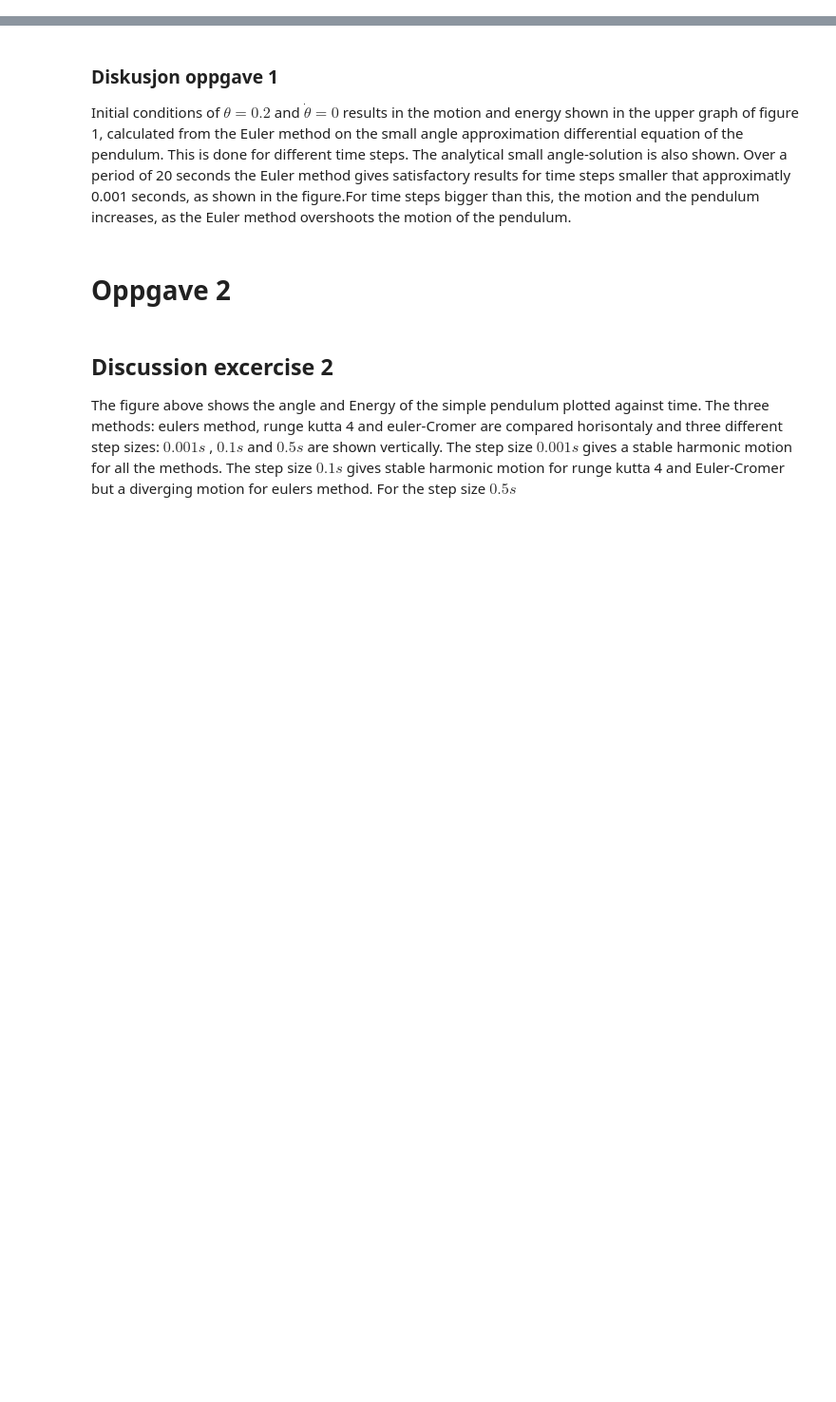
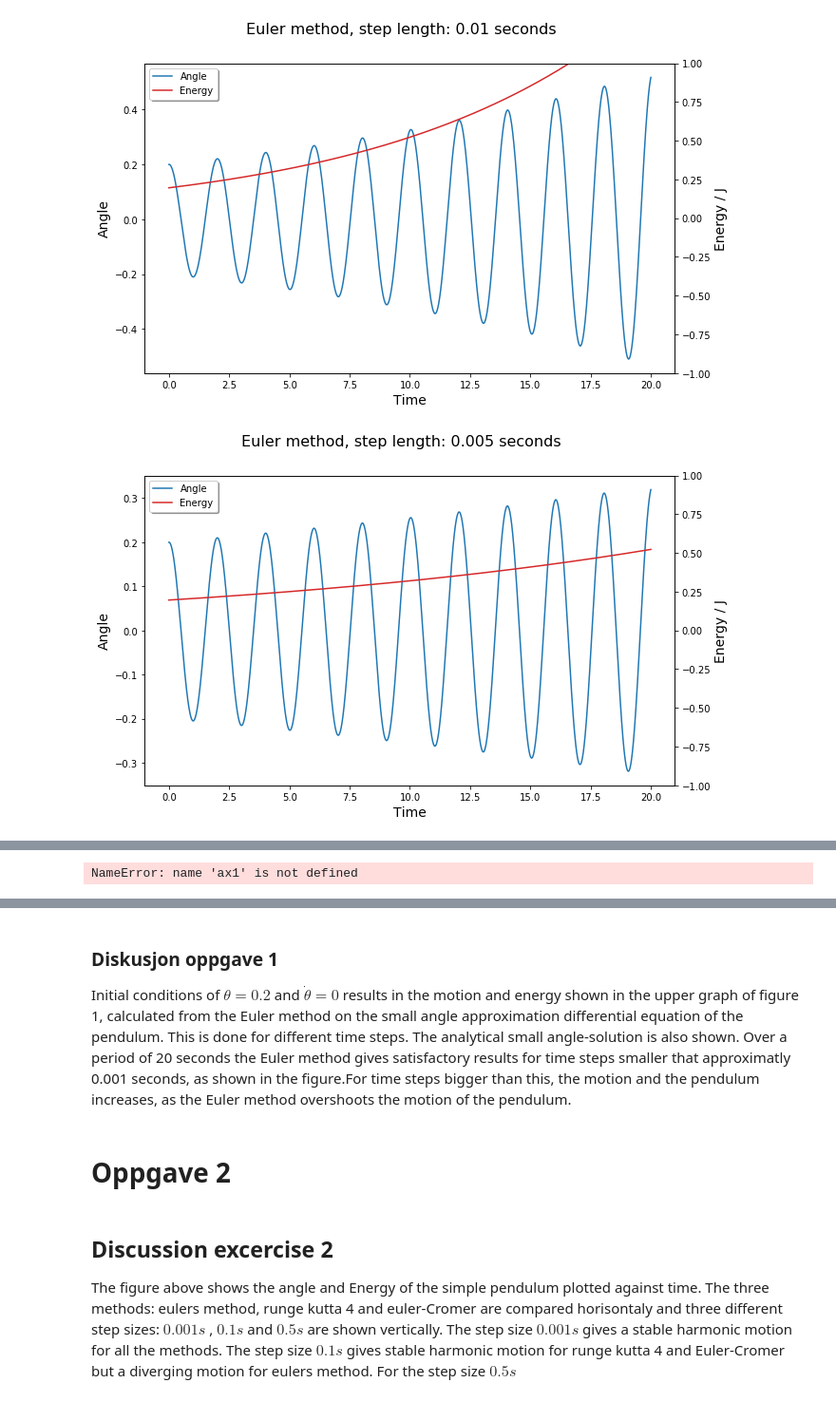
Before and after one commit to EirikJaccheri/Klassisk-mekanikk-Numerisk-ving-1, a Jupyter notebook: Numerisk øving.ipynb, the cells around one changed output, grey strips where cells are left out. Shown at 95% size. Cells and saved outputs as stored; diff of their text form; code cells hidden in the pictures; blank space fills up the shorter version.

```diff
--- a/Numerisk øving.ipynb
+++ b/Numerisk øving.ipynb
@@ -71,34 +71,37 @@ def plot_euler(f, u0, t0, tNum, dt):
     l2, = ax2.plot(T, Energy(Y), color = 'tab:red')
     ax2.set_ylabel("Energy / J", fontsize = 14)
     ax2.set(ylim = (-1, 1))
-    ax.legend((l1, l2), ('Angle', 'Energy'), loc='upper left', shadow=True)#legend for ax1 og ax2
+    ax.legend((l, l2), ('Angle', 'Energy'), loc='upper left', shadow=True)#legend for ax1 og ax2
     plt.show()
 
 def plot_analytic(u0, tNum, dt):
     fig, ax = plt.subplots()
     fig.set_size_inches(10, 6)
     fig.suptitle("Figure 1.", fontsize = 14)
     ax.set_title("Analytical solution", fontsize = 14)
     ax.set_xlabel("Time", fontsize = 14)
     ax.set_ylabel("Angle", fontsize = 14)
     YA = np.zeros((tNum, 2))
     T = np.linspace(t0, t0 + dt * tNum, tNum)
     YA[:, 0] = u0[0] * np.cos(omega * T)
     YA[:, 1] = - u0[0] * omega * np.sin(omega * T)
     l, = ax.plot(T, YA.T[0]) #Analytical solution
     ax.set(ylim = (-0.3, 0.3))
 
     ax2 = ax.twinx()
     l2, = ax2.plot(T, Energy(YA), color = "tab:red" )
     ax2.set(ylim = (-1, 1))
     ax2.set_ylabel("Energy / J", fontsize = 14)
     ax1.legend((l3, l4), ("Angle", "Energy"), loc = "upper left")
     plt.show()
 
 
 
 plot_euler(f, u0, t0, tNum =2000,dt = 0.01)
 plot_euler(f, u0, t0, tNum =4000,dt = 0.005)
 plot_euler(f, u0, t0, tNum =20000,dt = 0.001)
 plot_euler(f, u0, t0, tNum =40000,dt = 0.0005)
 plot_analytic(u0, tNum = 2000, dt = 0.01)
+# %% [output]
+[figure, added]
+[figure, added]
@@ -104,0 +110 @@ plot_analytic(u0, tNum = 2000, dt = 0.01)
+NameError: name 'ax1' is not defined
```
Also changed, not shown: parts of 1 cell of this notebook.
